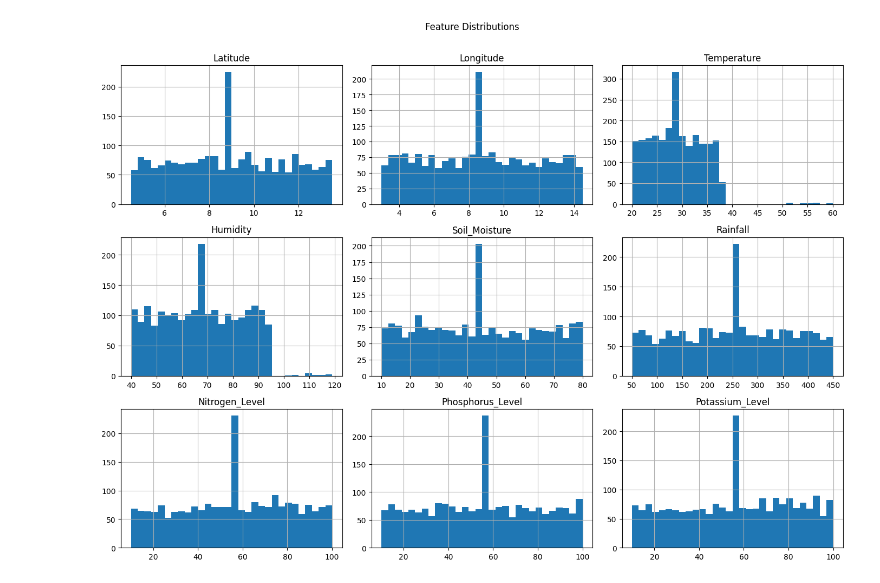
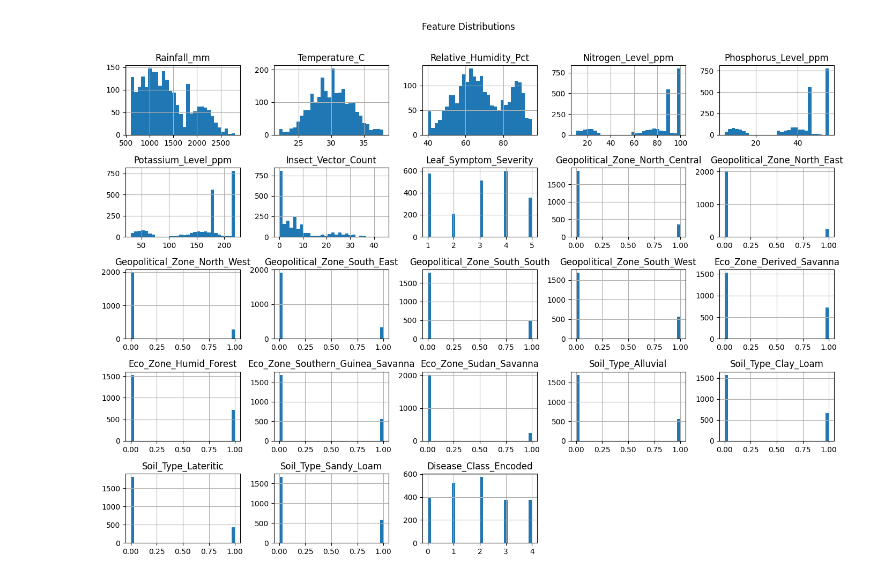
Before and after one commit to SunSpot-Tech/ML-JOURNEY, a Jupyter notebook: Mine/Agric.ipynb, the cells around one changed output. Saved outputs shown, nothing was run; the diff lists cells and outputs as text; code cells hidden in the pictures.

```diff
--- a/Mine/Agric.ipynb
+++ b/Mine/Agric.ipynb
@@ -13,7 +14,7 @@ from sklearn.decomposition import PCA
 from sklearn.metrics import classification_report, confusion_matrix, silhouette_score, roc_auc_score, accuracy_score
 # %%
 #Importing dataset
-data = pd.read_csv('Nigeria.csv')
+data = pd.read_csv('Nigeria_Crop_Disease.csv')
 print("Dataframe shape:", data.shape)
 data.head(10)
 # %% [output]
@@ -83,0 +57,18 @@ Name: State, dtype: str
+# %%
+# One-hot encode nominal categoricals (no ordinal relationship)
+data = pd.get_dummies(data, columns=['Geopolitical_Zone', 'Eco_Zone', 'Soil_Type'],
+                      drop_first=False, dtype=int)
+
+# Encode target variable
+le = LabelEncoder()
+data['Disease_Class_Encoded'] = le.fit_transform(data['Disease_Class'])
+
+# Print mapping
+mapping = dict(zip(le.classes_, le.transform(le.classes_)))
+print("Target encoding mapping:", mapping)
+
+# Dropping original string target
+data = data.drop(columns=['Disease_Class'])
+
+print(data.shape)
+data.head()
@@ -110,10 +107,0 @@ num_cols = data.select_dtypes(include=np.number).columns
-# %%
-#Filling missing values with mode for categorical columns
-data['State'] = data['State'].fillna(data['State'].mode()[0])
-# %%
-#Filling missing values with median for numerical columns
-missing_cols = num_cols
-for col in missing_cols:
-    data[col] = data[col].fillna(data[col].median())
-print("\nMissing values filled with median for numerical columns.")
-print(data.isnull().sum())
@@ -134,9 +108,10 @@ dtype: int64
 # %%
-data[num_cols].hist(figsize=(14, 10), bins=30)
+#Visualizing the distribution of numerical features
+data.hist(figsize=(14, 10), bins=30)
 plt.suptitle('Feature Distributions', y=1.01)
 plt.tight_layout()
 plt.show()
 # %% [output]
-[figure, old version]
+[figure, new version]
 # %%
 #Visualizing the relationship between features and the target variable using boxplots (Bivariate analysis)
```
Also changed, not shown: parts of 37 cells of this notebook, 57 other files.
